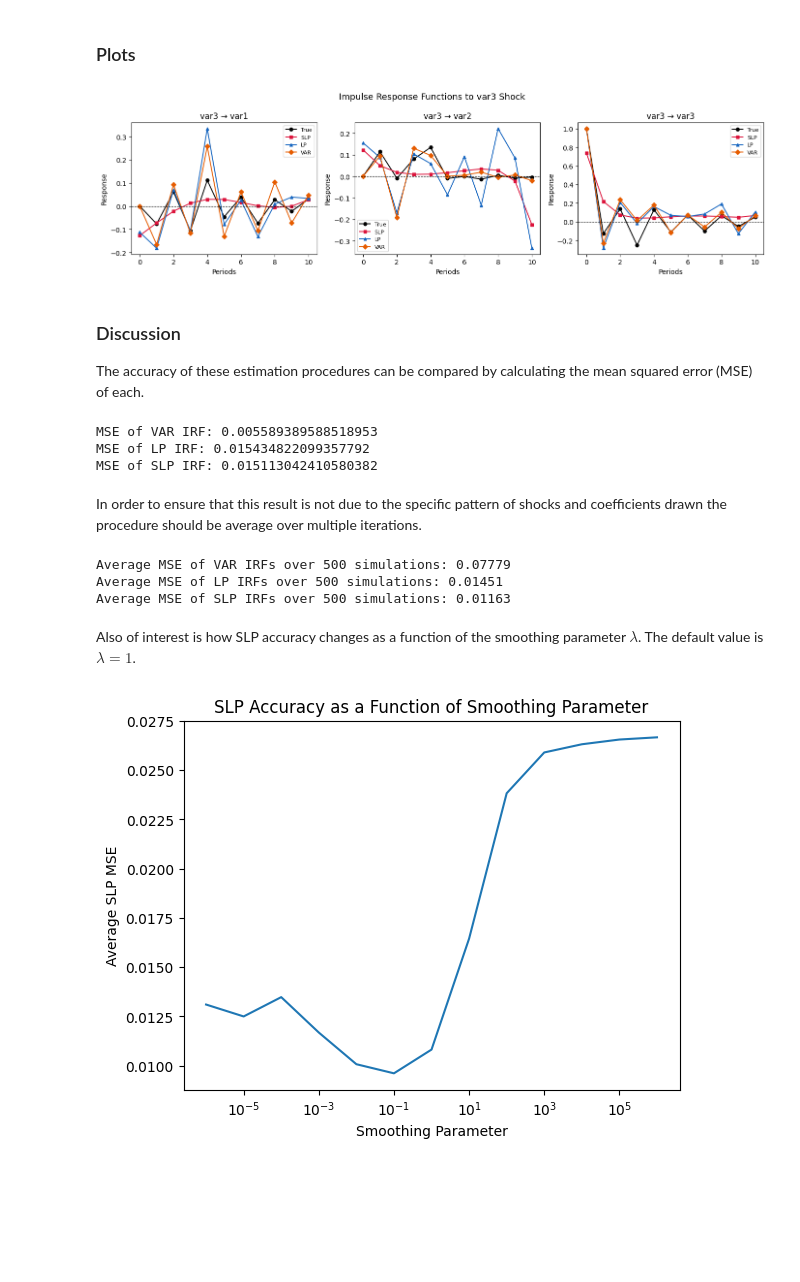
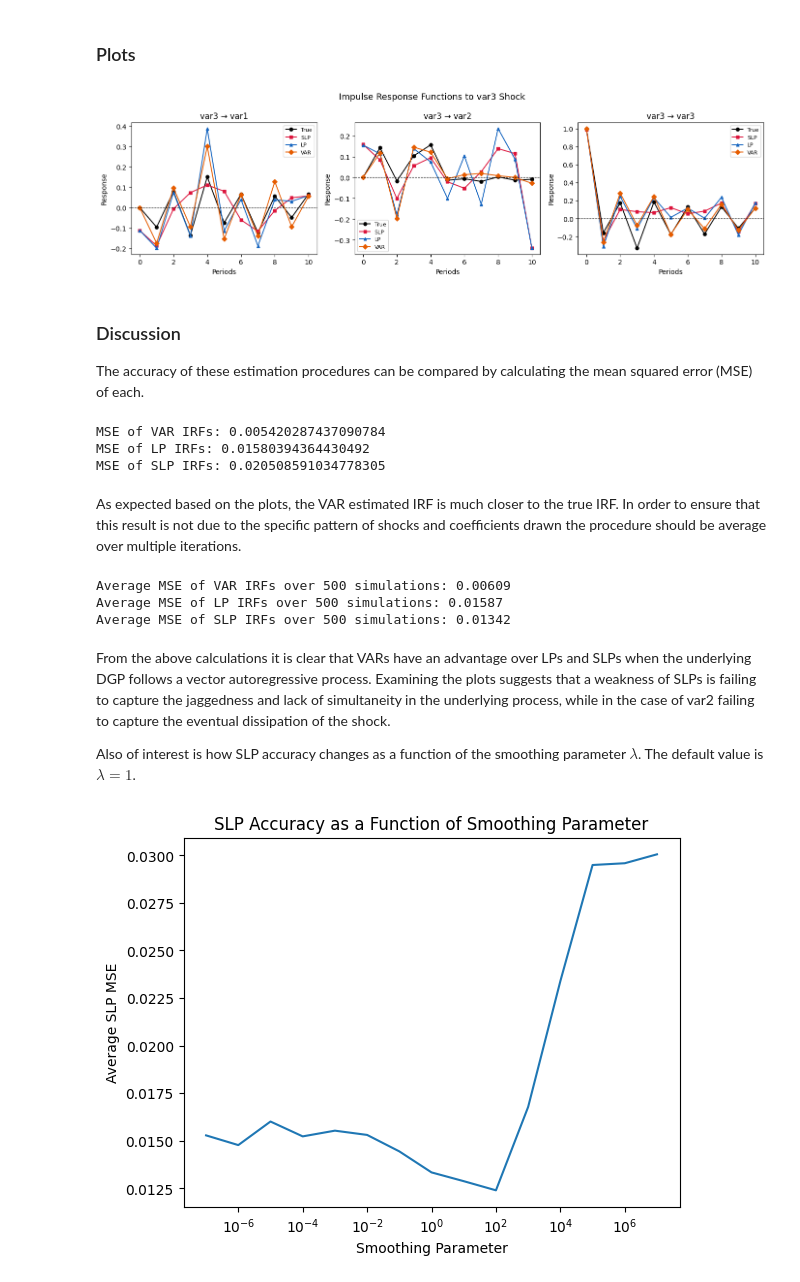
Before and after one commit to matt-dot-k/econ-622-project, a Jupyter notebook: example_notebooks/VAR_simul.ipynb, the cells around one changed output. Saved outputs shown, nothing was run; the diff lists cells and outputs as text; code cells hidden in the pictures; blank space fills up the shorter version.

```diff
--- a/example_notebooks/VAR_simul.ipynb
+++ b/example_notebooks/VAR_simul.ipynb
@@ -52,8 +52,8 @@ def plot_irf_combined(true_irf, var, LP, SLP):
 # %%
 # simulate data from VAR process based on parameters and random coefficients
 def VAR_data(V, O, T):
-    A = np.random.uniform(low = -0.2, high = 0.2, size=(O, V, V)) # restricted to prevent explosive processes
-    I = 0.2 * np.ones((O, V)) # initial periods of data
+    A = np.random.uniform(low = -0.25, high = 0.25, size=(O, V, V)) # restricted to prevent explosive processes
+    I = 0.25 * np.ones((O, V)) # initial periods of data
 
     observed_data = np.zeros((T+O, V))
     for t in range(0, T+O):
@@ -61,7 +61,7 @@ def VAR_data(V, O, T):
             observed_data[t] = I[t]
         else:
             for o in range(1, O+1):
-                observed_data[t] += A[o-1] @ observed_data[t-o, :] + np.random.normal(scale = 0.05, size = V) # VAR process
+                observed_data[t] += A[o-1] @ observed_data[t-o, :] + np.random.normal(size = V) # VAR process
     observed_data = pd.DataFrame(observed_data, columns=[f'var{i}' for i in range(1, V+1)])
 
     observed_data = observed_data.drop(index=range(O)) # drop initial periods of data
@@ -94,7 +94,7 @@ def true(V, O, q, A):
                 if t-o >= 0:
                     irf[t] += A[o-1] @ irf[t-o]
 
-    return pd.DataFrame(irf, columns=[f'var{j}_shock1' for j in range(1, V+1)])
+    return pd.DataFrame(irf, columns=[f'var{j}_shock3' for j in range(1, V+1)])
 
 true_irf = true(V,O,q,A)
 # %% [markdown]
@@ -118,34 +118,35 @@ SLP_beta = pd.DataFrame(SLP_fit.beta)
 # %%
 plot_irf_combined(true_irf, var_beta, LP_beta, SLP_beta)
 # %% [output]
-[figure, old version]
+[figure, new version]
 # %% [markdown]
 ### Discussion
 The accuracy of these estimation procedures can be compared by calculating the mean squared error (MSE) of each.
 # %%
-print(f"MSE of VAR IRF: {np.mean((true_irf.values - var_beta.values)**2)}")
-print(f"MSE of LP IRF: {np.mean((true_irf.values - LP_beta.values)**2)}")
-print(f"MSE of SLP IRF: {np.mean((true_irf.values - SLP_beta.values)**2)}")
+print(f"MSE of VAR IRFs: {np.mean((true_irf.values - var_beta.values)**2)}")
+print(f"MSE of LP IRFs: {np.mean((true_irf.values - LP_beta.values)**2)}")
+print(f"MSE of SLP IRFs: {np.mean((true_irf.values - SLP_beta.values)**2)}")
 # %% [output]
-MSE of VAR IRF: 0.005589389588518953
-MSE of LP IRF: 0.015434822099357792
-MSE of SLP IRF: 0.015113042410580382
+MSE of VAR IRFs: 0.005420287437090784
+MSE of LP IRFs: 0.01580394364430492
+MSE of SLP IRFs: 0.020508591034778305
 # %% [markdown]
-In order to ensure that this result is not due to the specific pattern of shocks and coefficients drawn the procedure should be average over multiple iterations.
+As expected based on the plots, the VAR estimated IRF is much closer to the true IRF. In order to ensure that this result is not due to the specific pattern of shocks and coefficients drawn the procedure should be average over multiple iterations.
 # %%
 # calculating the average mean squared error (MSE) over 500 simulations
-var_MSE = np.zeros(500)
-LP_MSE = np.zeros(500)
-SLP_MSE = np.zeros(500)
+num = 500
+var_MSE = np.zeros(num)
+LP_MSE = np.zeros(num)
+SLP_MSE = np.zeros(num)
 
-for i in range(500):
+for i in range(num):
     observed_data, A = VAR_data(V,O,T)
     true_irf = true(V,O,q,A)
 
     var_mod = VAR(observed_data)
     results = var_mod.fit(O)
     var_irfs = results.irf(periods=q).irfs
-    var_beta = pd.DataFrame(var_irfs[:,:,0])
+    var_beta = pd.DataFrame(var_irfs[:,:,2])
 
     LP_mod = SmoothLocalProjections(observed_data, "var3", None, True, O, q)
     LP_beta = pd.DataFrame(LP_mod.LP().beta)
@@ -159,42 +160,47 @@ avg_var_MSE = np.mean(var_MSE)
 avg_LP_MSE = np.mean(LP_MSE)
 avg_SLP_MSE = np.mean(SLP_MSE)
 
-print(f"Average MSE of VAR IRFs over 500 simulations: {avg_var_MSE:.5f}")
-print(f"Average MSE of LP IRFs over 500 simulations: {avg_LP_MSE:.5f}")
-print(f"Average MSE of SLP IRFs over 500 simulations: {avg_SLP_MSE:.5f}")
+print(f"Average MSE of VAR IRFs over {num} simulations: {avg_var_MSE:.5f}")
+print(f"Average MSE of LP IRFs over {num} simulations: {avg_LP_MSE:.5f}")
+print(f"Average MSE of SLP IRFs over {num} simulations: {avg_SLP_MSE:.5f}")
 # %% [output]
-Average MSE of VAR IRFs over 500 simulations: 0.07779
-Average MSE of LP IRFs over 500 simulations: 0.01451
-Average MSE of SLP IRFs over 500 simulations: 0.01163
+Average MSE of VAR IRFs over 500 simulations: 0.00609
+Average MSE of LP IRFs over 500 simulations: 0.01587
+Average MSE of SLP IRFs over 500 simulations: 0.01342
 # %% [markdown]
+From the above calculations it is clear that VARs have an advantage over LPs and SLPs when the underlying DGP follows a vector autoregressive process. Examining the plots suggests that a weakness of SLPs is failing to capture the jaggedness and lack of simultaneity in the underlying process, while in the case of var2 failing to capture the eventual dissipation of the shock.
+
 Also of interest is how SLP accuracy changes as a function of the smoothing parameter $\lambda$. The default value is $\lambda = 1$.
 # %%
 # evaluating how SLP MSE changes with smoothing parameter
-SLP_MSE_lam = np.zeros((13,2))
+num = 125
+rng = 15
+SLP_MSE_lam = np.zeros((rng,2))
 
-for i in range(13):
-    SLP_MSE = np.zeros(125)
+for i in range(rng):
+    SLP_MSE = np.zeros(num)
+    lam = 10**(i-7)
 
-    for j in range(125):
+    for j in range(num):
         observed_data, A = VAR_data(V,O,T)
         true_irf = true(V,O,q,A)
 
         LP_mod = SmoothLocalProjections(observed_data, "var3", None, True, O, q)
-        SLP_beta = pd.DataFrame(LP_mod.SLP(lam = 10**(i-6)).beta) # smoothing parameter values between 10^-6 and 10^6
+        SLP_beta = pd.DataFrame(LP_mod.SLP(lam = lam).beta) # test smoothing parameter values between 10^-7 and 10^7
 
         SLP_MSE[j] = np.mean((true_irf.values - SLP_beta.values)**2)
 
     SLP_MSE_lam[i,0] = np.mean(SLP_MSE)
-    SLP_MSE_lam[i,1] = 10**(i-6)
+    SLP_MSE_lam[i,1] = lam
 
 SLP_MSE_lam = pd.DataFrame(SLP_MSE_lam)
 
 plt.plot(SLP_MSE_lam[1], SLP_MSE_lam[0])
 plt.xlabel("Smoothing Parameter")
 plt.ylabel("Average SLP MSE")
 plt.title("SLP Accuracy as a Function of Smoothing Parameter")
 plt.xscale('log')
 plt.show()
 # %% [output]
-[figure, old version]
+[figure, new version]
 # %% [markdown]
```
Also changed, not shown: parts of 2 cells of this notebook, 2 other files.
